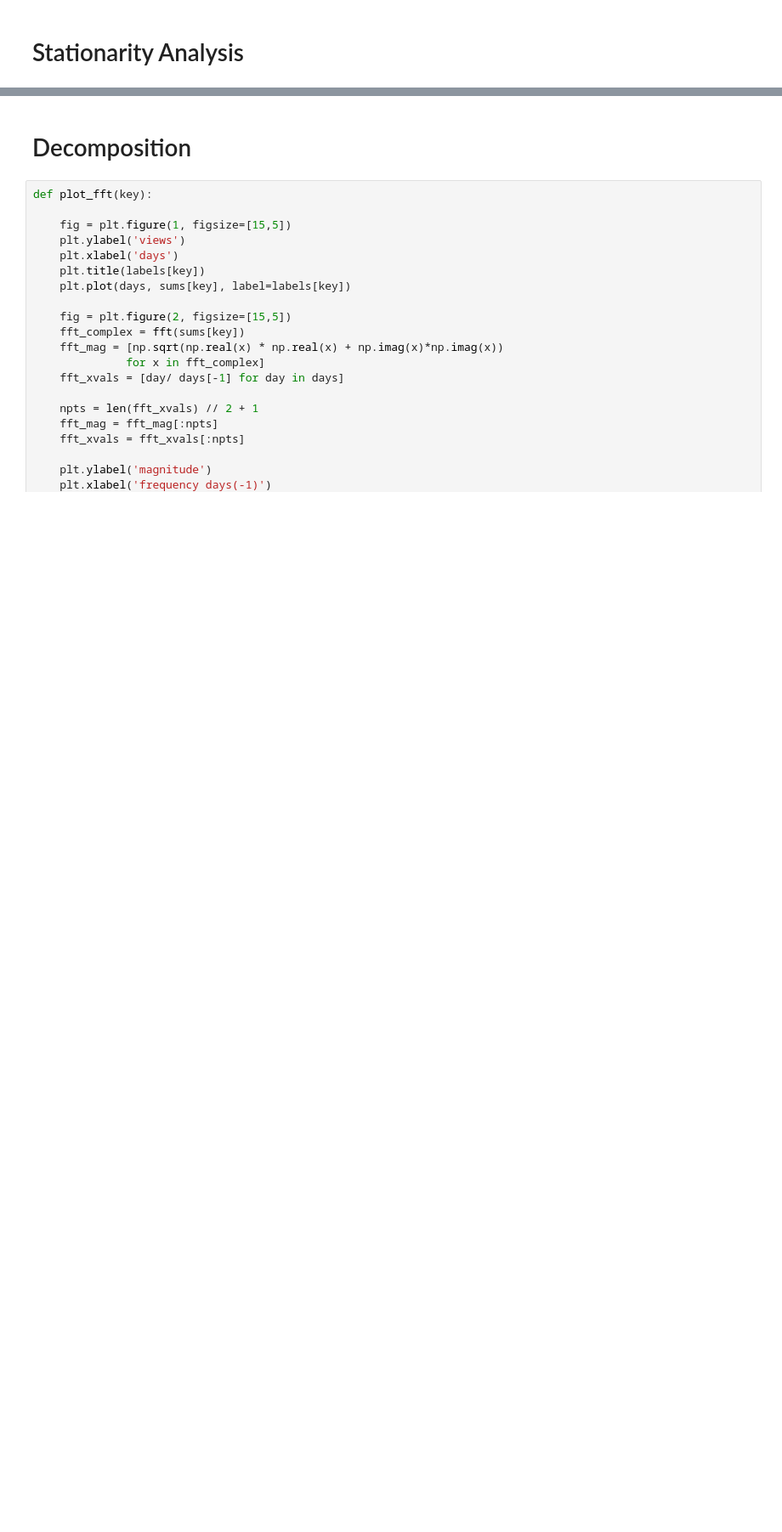
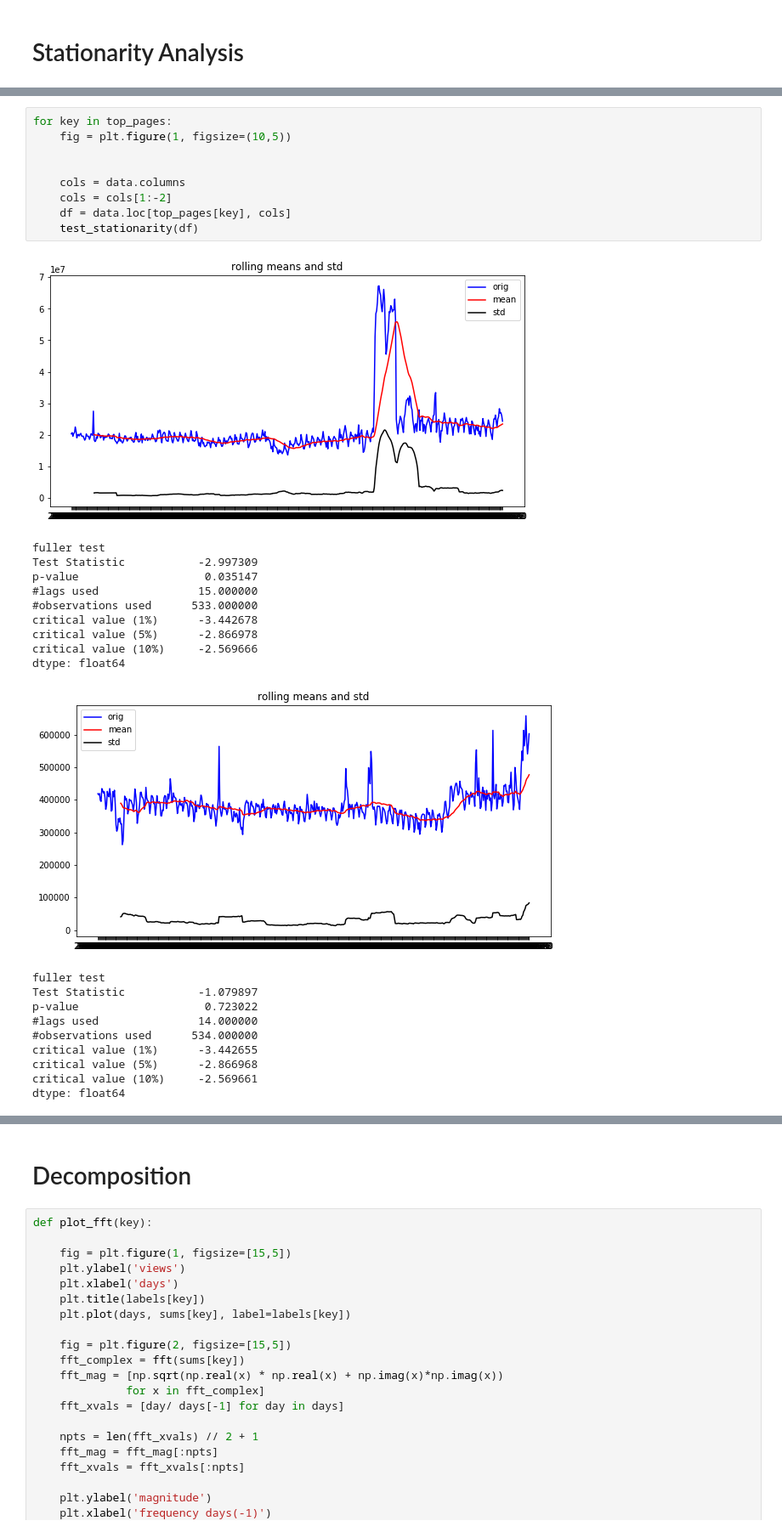
Before and after one commit to Sandy4321/WebTraffic, a Jupyter notebook: traffic_analysis.ipynb, the cells around one changed output, grey strips where cells are left out. Shown at 85% size. Drawn from its saved outputs; the diff is of its cells as text; blank space fills up the shorter version.

```diff
--- a/traffic_analysis.ipynb
+++ b/traffic_analysis.ipynb
@@ -246,0 +380,30 @@ for key in lang_sets:
+# %%
+for key in top_pages:
+    fig = plt.figure(1, figsize=(10,5))
+
+
+    cols = data.columns
+    cols = cols[1:-2]
+    df = data.loc[top_pages[key], cols]
+    test_stationarity(df)
+# %% [output]
+[figure, added]
+fuller test
+Test Statistic           -2.997309
+p-value                   0.035147
+#lags used               15.000000
+#observations used      533.000000
+critical value (1%)      -3.442678
+critical value (5%)      -2.866978
+critical value (10%)     -2.569666
+dtype: float64
+[figure, added]
+fuller test
+Test Statistic           -1.079897
+p-value                   0.723022
+#lags used               14.000000
+#observations used      534.000000
+critical value (1%)      -3.442655
+critical value (5%)      -2.866968
+critical value (10%)     -2.569661
+dtype: float64
```
Also changed, not shown: parts of 34 cells of this notebook.
